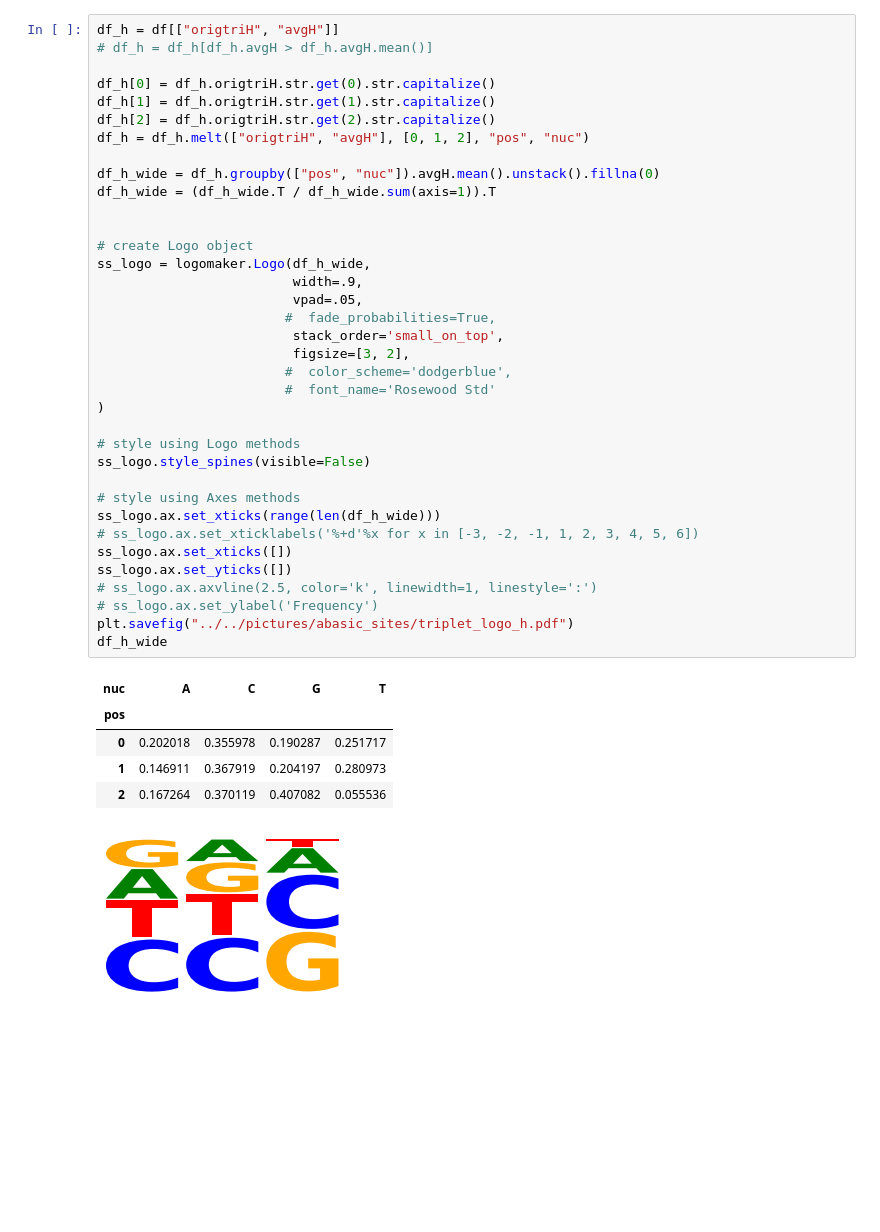
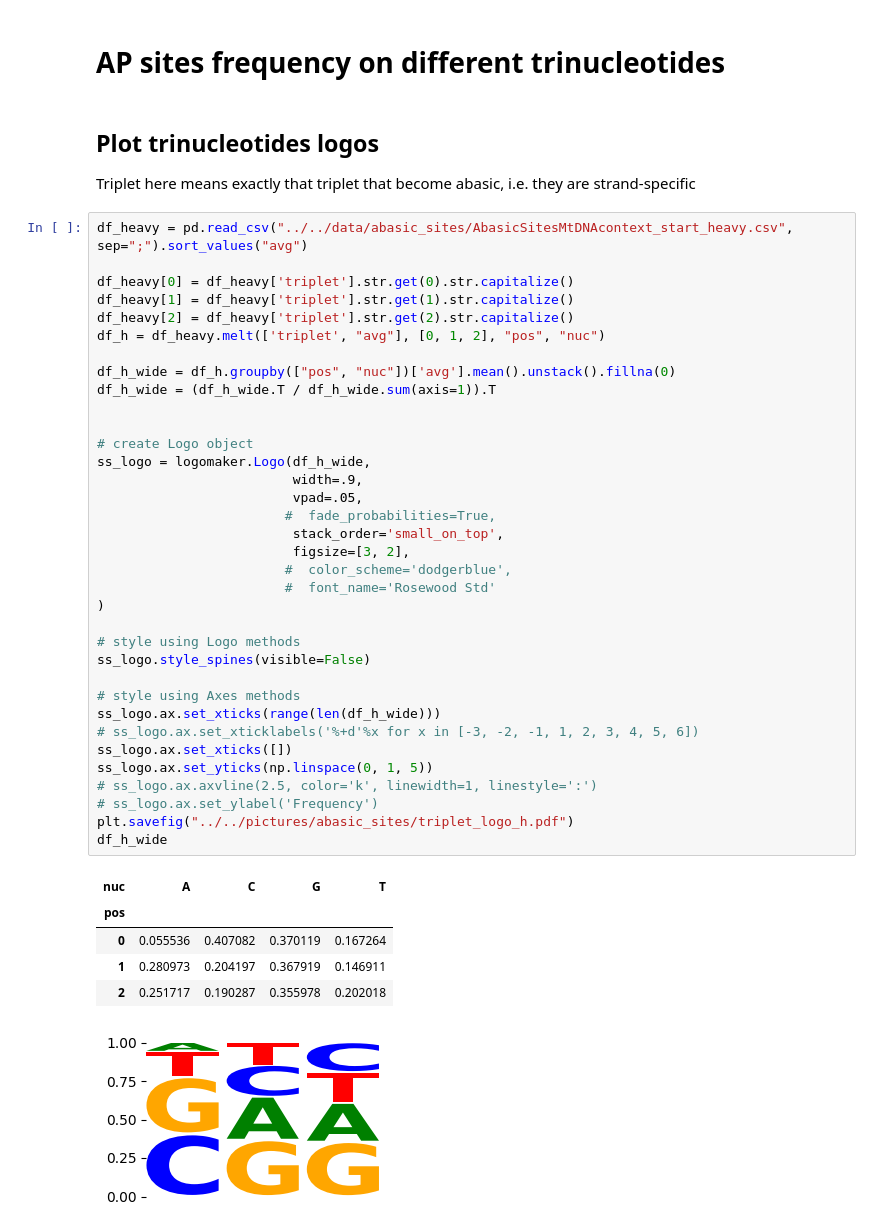
Before and after one commit to mitoclub/mtdna-192component-mutspec-chordata, a Jupyter notebook: scripts/abasic_sites/AbasicSites_seq_logo.ipynb, the cells around one changed output. Drawn from its saved outputs; the diff is of its cells as text; blank space fills up the shorter version.

```diff
--- a/scripts/abasic_sites/AbasicSites_seq_logo.ipynb
+++ b/scripts/abasic_sites/AbasicSites_seq_logo.ipynb
@@ -33,44 +11,49 @@ df
+# %% [markdown]
+# AP sites frequency on different trinucleotides
+# %% [markdown]
+## Plot trinucleotides logos
+
+Triplet here means exactly that triplet that become abasic, i.e. they are strand-specific
 # %%
-df_h = df[["origtriH", "avgH"]]
-# df_h = df_h[df_h.avgH > df_h.avgH.mean()]
+df_heavy = pd.read_csv("../../data/abasic_sites/AbasicSitesMtDNAcontext_start_heavy.csv", sep=";").sort_values("avg")
 
-df_h[0] = df_h.origtriH.str.get(0).str.capitalize()
-df_h[1] = df_h.origtriH.str.get(1).str.capitalize()
-df_h[2] = df_h.origtriH.str.get(2).str.capitalize()
-df_h = df_h.melt(["origtriH", "avgH"], [0, 1, 2], "pos", "nuc")
+df_heavy[0] = df_heavy['triplet'].str.get(0).str.capitalize()
+df_heavy[1] = df_heavy['triplet'].str.get(1).str.capitalize()
+df_heavy[2] = df_heavy['triplet'].str.get(2).str.capitalize()
+df_h = df_heavy.melt(['triplet', "avg"], [0, 1, 2], "pos", "nuc")
 
-df_h_wide = df_h.groupby(["pos", "nuc"]).avgH.mean().unstack().fillna(0)
+df_h_wide = df_h.groupby(["pos", "nuc"])['avg'].mean().unstack().fillna(0)
 df_h_wide = (df_h_wide.T / df_h_wide.sum(axis=1)).T
 
 
 # create Logo object
 ss_logo = logomaker.Logo(df_h_wide,
                          width=.9,
                          vpad=.05,
                         #  fade_probabilities=True,
                          stack_order='small_on_top',
                          figsize=[3, 2],
                         #  color_scheme='dodgerblue',
                         #  font_name='Rosewood Std'
 )
 
 # style using Logo methods
 ss_logo.style_spines(visible=False)
 
 # style using Axes methods
 ss_logo.ax.set_xticks(range(len(df_h_wide)))
 # ss_logo.ax.set_xticklabels('%+d'%x for x in [-3, -2, -1, 1, 2, 3, 4, 5, 6])
 ss_logo.ax.set_xticks([])
-ss_logo.ax.set_yticks([])
+ss_logo.ax.set_yticks(np.linspace(0, 1, 5))
 # ss_logo.ax.axvline(2.5, color='k', linewidth=1, linestyle=':')
 # ss_logo.ax.set_ylabel('Frequency')
 plt.savefig("../../pictures/abasic_sites/triplet_logo_h.pdf")
 df_h_wide
 # %% [output]
 | nuc | A | C | G | T |
 | pos |  |  |  |  |
-| 0 | 0.202018 | 0.355978 | 0.190287 | 0.251717 |
-| 1 | 0.146911 | 0.367919 | 0.204197 | 0.280973 |
-| 2 | 0.167264 | 0.370119 | 0.407082 | 0.055536 |
+| 0 | 0.055536 | 0.407082 | 0.370119 | 0.167264 |
+| 1 | 0.280973 | 0.204197 | 0.367919 | 0.146911 |
+| 2 | 0.251717 | 0.190287 | 0.355978 | 0.202018 |
-[figure, old version]
+[figure, new version]
 # %%
```
Also changed, not shown: parts of 6 cells of this notebook, 5 other files.
